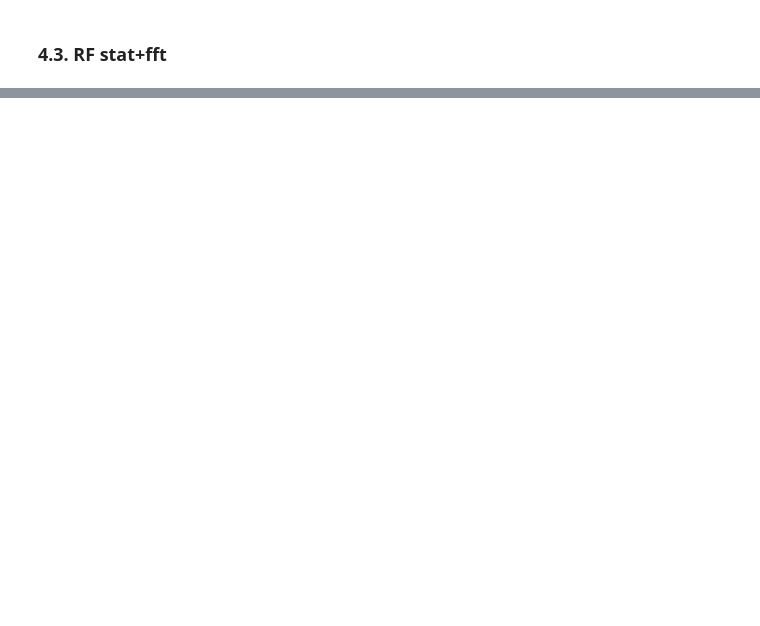
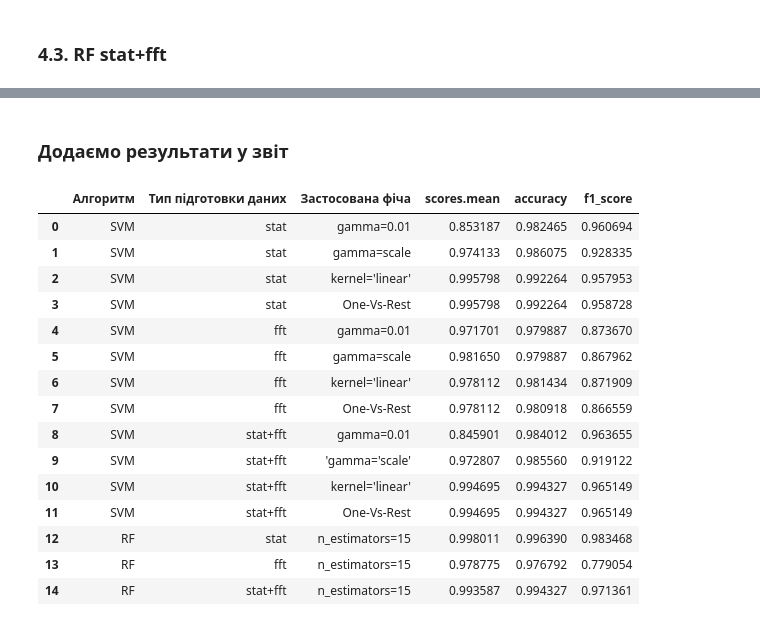
Before and after one commit to evgen-kulik/data_science_hw5, a Jupyter notebook: HW_5.ipynb, the cells around one changed output, grey strips where cells are left out. Drawn from its saved outputs; the diff is of its cells as text; code cells hidden in the pictures; blank space fills up the shorter version.

```diff
--- a/HW_5.ipynb
+++ b/HW_5.ipynb
@@ -1061,0 +1423,12 @@ running test -- 1015 pred -- 1015
+# %%
+data_41 = {
+    'Алгоритм': 'RF',
+    'Тип підготовки даних': 'stat',
+    'Застосована фіча': 'n_estimators=15',
+    'scores.mean': sc,
+    'accuracy': accuracy,
+    'f1_score': f1score
+}
+
+df_report.loc[len(df_report)] = data_41
+df_report
@@ -1083,5 +1471,6 @@ clf = clf.fit(X_train, y_train)
 # %%
 # Оцінимо продуктивність моделі з використанням крос-валідації
 scores = cross_val_score(clf, X_train, y_train, cv=10)  # cv=10 - к-ть фолдів (10-ти кратна крос-валідація)
-scores.mean()  # середнє значення продуктивності
+sc = scores.mean()  # середнє значення продуктивності
+sc
 # %% [output]
@@ -1110,0 +1502,12 @@ running test -- 1030 pred -- 1033
+# %%
+data_42 = {
+    'Алгоритм': 'RF',
+    'Тип підготовки даних': 'fft',
+    'Застосована фіча': 'n_estimators=15',
+    'scores.mean': sc,
+    'accuracy': accuracy,
+    'f1_score': f1score
+}
+
+df_report.loc[len(df_report)] = data_42
+df_report
@@ -1132,5 +1551,6 @@ clf = clf.fit(X_train, y_train)
 # %%
 # Оцінимо продуктивність моделі з використанням крос-валідації
 scores = cross_val_score(clf, X_train, y_train, cv=10)  # cv=10 - к-ть фолдів (10-ти кратна крос-валідація)
-scores.mean()  # середнє значення продуктивності
+sc = scores.mean()  # середнє значення продуктивності
+sc
 # %% [output]
@@ -1159,0 +1580,31 @@ running test -- 1013 pred -- 1013
+# %% [markdown]
+### Додаємо результати у звіт
+# %%
+data_43 = {
+    'Алгоритм': 'RF',
+    'Тип підготовки даних': 'stat+fft',
+    'Застосована фіча': 'n_estimators=15',
+    'scores.mean': sc,
+    'accuracy': accuracy,
+    'f1_score': f1score
+}
+
+df_report.loc[len(df_report)] = data_43
+df_report
+# %% [output]
+|  | Алгоритм | Тип підготовки даних | Застосована фіча | scores.mean | accuracy | f1_score |
+| 0 | SVM | stat | gamma=0.01 | 0.853187 | 0.982465 | 0.960694 |
+| 1 | SVM | stat | gamma=scale | 0.974133 | 0.986075 | 0.928335 |
+| 2 | SVM | stat | kernel='linear' | 0.995798 | 0.992264 | 0.957953 |
+| 3 | SVM | stat | One-Vs-Rest | 0.995798 | 0.992264 | 0.958728 |
+| 4 | SVM | fft | gamma=0.01 | 0.971701 | 0.979887 | 0.873670 |
+| 5 | SVM | fft | gamma=scale | 0.981650 | 0.979887 | 0.867962 |
+| 6 | SVM | fft | kernel='linear' | 0.978112 | 0.981434 | 0.871909 |
+| 7 | SVM | fft | One-Vs-Rest | 0.978112 | 0.980918 | 0.866559 |
+| 8 | SVM | stat+fft | gamma=0.01 | 0.845901 | 0.984012 | 0.963655 |
+| 9 | SVM | stat+fft | 'gamma='scale' | 0.972807 | 0.985560 | 0.919122 |
+| 10 | SVM | stat+fft | kernel='linear' | 0.994695 | 0.994327 | 0.965149 |
+| 11 | SVM | stat+fft | One-Vs-Rest | 0.994695 | 0.994327 | 0.965149 |
+| 12 | RF | stat | n_estimators=15 | 0.998011 | 0.996390 | 0.983468 |
+| 13 | RF | fft | n_estimators=15 | 0.978775 | 0.976792 | 0.779054 |
+| 14 | RF | stat+fft | n_estimators=15 | 0.993587 | 0.994327 | 0.971361 |
```
Also changed, not shown: parts of 90 cells of this notebook.
